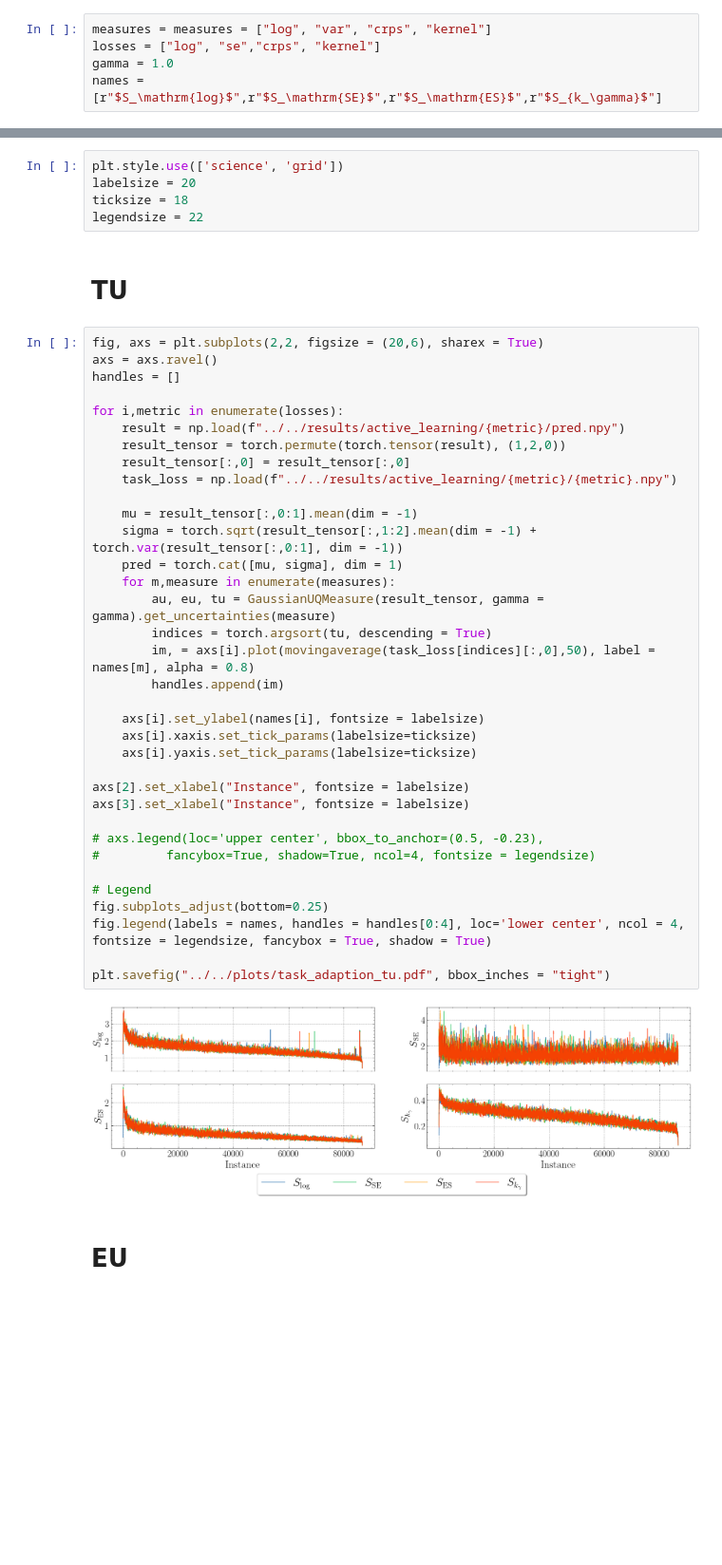
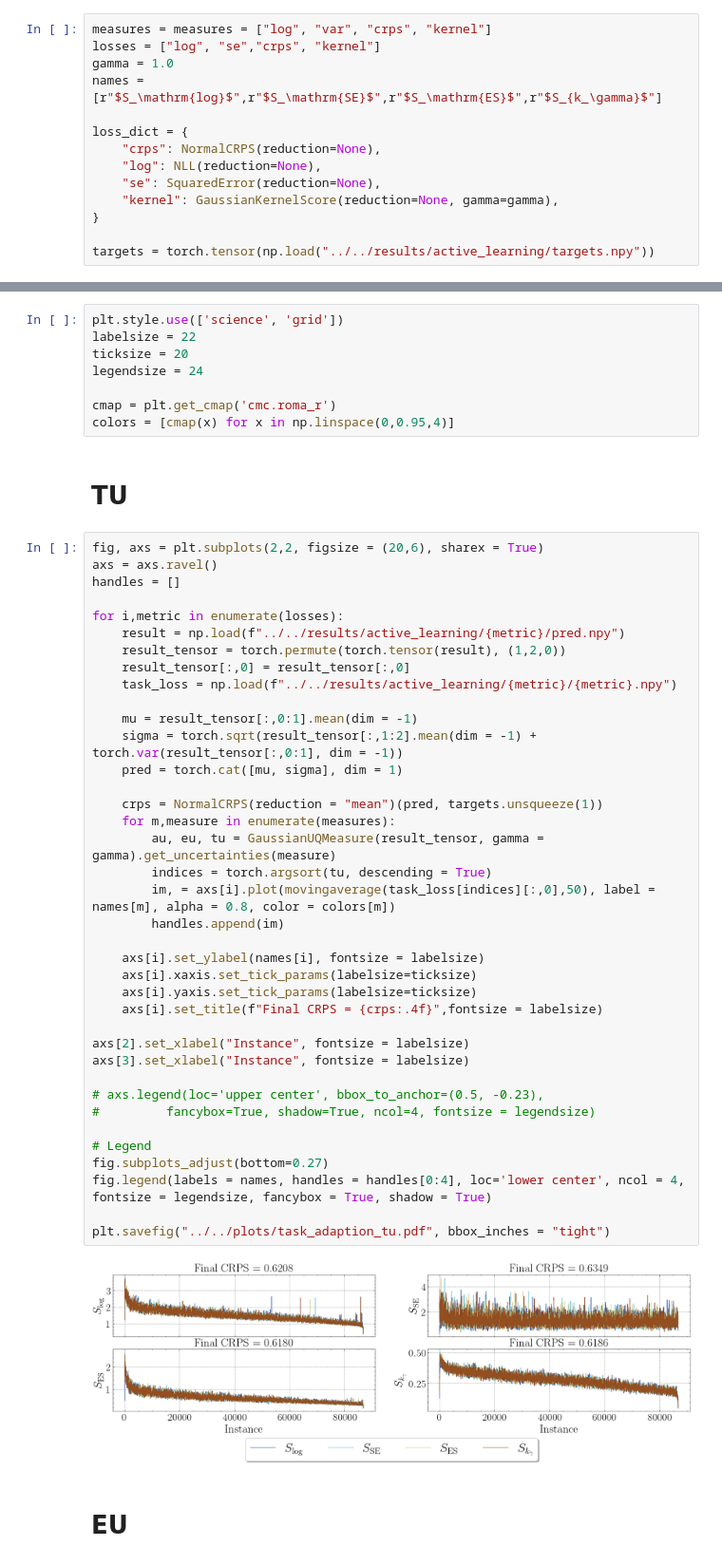
Before and after one commit to cbuelt/kernel_entropy_uq, a Jupyter notebook: experiments/active_learning/evaluate.ipynb, the cells around one changed output, grey strips where cells are left out. Shown at 95% size. Saved outputs shown, nothing was run; the diff lists cells and outputs as text; blank space fills up the shorter version.

```diff
--- a/experiments/active_learning/evaluate.ipynb
+++ b/experiments/active_learning/evaluate.ipynb
@@ -16,15 +18,27 @@ measures = measures = ["log", "var", "crps", "kernel"]
 losses = ["log", "se","crps", "kernel"]
 gamma = 1.0
 names = [r"$S_\mathrm{log}$",r"$S_\mathrm{SE}$",r"$S_\mathrm{ES}$",r"$S_{k_\gamma}$"]
+
+loss_dict = {
+    "crps": NormalCRPS(reduction=None),
+    "log": NLL(reduction=None),
+    "se": SquaredError(reduction=None),
+    "kernel": GaussianKernelScore(reduction=None, gamma=gamma),
+}
+
+targets = torch.tensor(np.load("../../results/active_learning/targets.npy"))
 # %%
 def movingaverage(interval, window_size):
     window= np.ones(int(window_size))/float(window_size)
     return np.convolve(interval, window, 'same')
 # %%
 plt.style.use(['science', 'grid'])
-labelsize = 20
-ticksize = 18
-legendsize = 22
+labelsize = 22
+ticksize = 20
+legendsize = 24
+
+cmap = plt.get_cmap('cmc.roma_r')
+colors = [cmap(x) for x in np.linspace(0,0.95,4)]
 # %% [markdown]
 # TU
 # %%
@@ -34,36 +48,39 @@ handles = []
 
 for i,metric in enumerate(losses):
     result = np.load(f"../../results/active_learning/{metric}/pred.npy")
     result_tensor = torch.permute(torch.tensor(result), (1,2,0))
     result_tensor[:,0] = result_tensor[:,0]
     task_loss = np.load(f"../../results/active_learning/{metric}/{metric}.npy")
 
     mu = result_tensor[:,0:1].mean(dim = -1)
     sigma = torch.sqrt(result_tensor[:,1:2].mean(dim = -1) + torch.var(result_tensor[:,0:1], dim = -1))
     pred = torch.cat([mu, sigma], dim = 1)
+
+    crps = NormalCRPS(reduction = "mean")(pred, targets.unsqueeze(1))
     for m,measure in enumerate(measures):
         au, eu, tu = GaussianUQMeasure(result_tensor, gamma = gamma).get_uncertainties(measure)
         indices = torch.argsort(tu, descending = True)
-        im, = axs[i].plot(movingaverage(task_loss[indices][:,0],50), label = names[m], alpha = 0.8)
+        im, = axs[i].plot(movingaverage(task_loss[indices][:,0],50), label = names[m], alpha = 0.8, color = colors[m])
         handles.append(im)
 
     axs[i].set_ylabel(names[i], fontsize = labelsize)
     axs[i].xaxis.set_tick_params(labelsize=ticksize)
     axs[i].yaxis.set_tick_params(labelsize=ticksize)
+    axs[i].set_title(f"Final CRPS = {crps:.4f}",fontsize = labelsize)
 
 axs[2].set_xlabel("Instance", fontsize = labelsize)
 axs[3].set_xlabel("Instance", fontsize = labelsize)
 
 # axs.legend(loc='upper center', bbox_to_anchor=(0.5, -0.23),
 #         fancybox=True, shadow=True, ncol=4, fontsize = legendsize)
 
 # Legend
-fig.subplots_adjust(bottom=0.25)
+fig.subplots_adjust(bottom=0.27)
 fig.legend(labels = names, handles = handles[0:4], loc='lower center', ncol = 4, fontsize = legendsize, fancybox = True, shadow = True)
 
 plt.savefig("../../plots/task_adaption_tu.pdf", bbox_inches = "tight")
 # %% [output]
-[figure, old version]
+[figure, new version]
 # %% [markdown]
 # EU
 # %%
```
Also changed, not shown: parts of 14 cells of this notebook, 8 other files.
